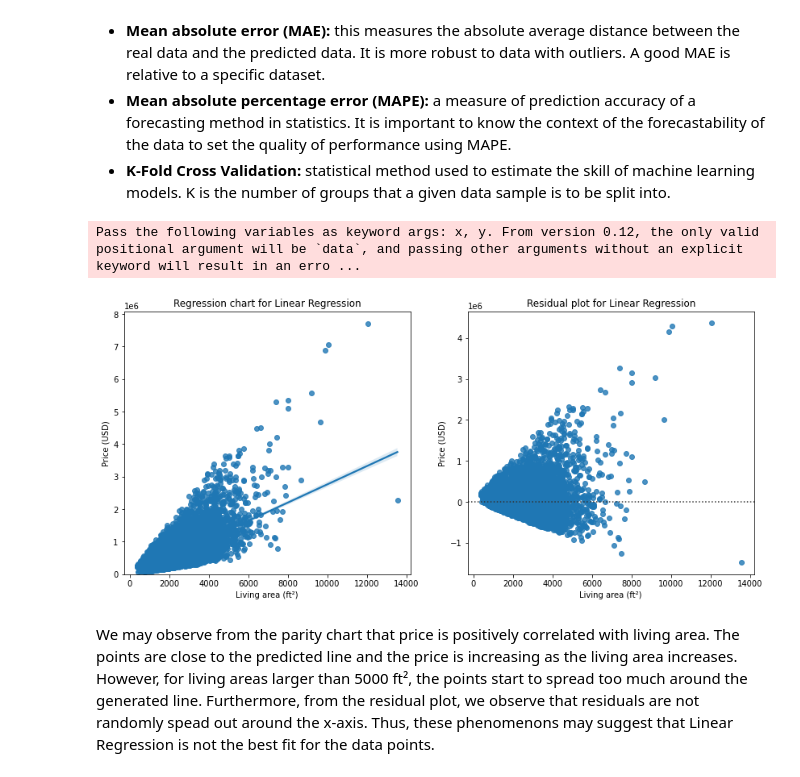
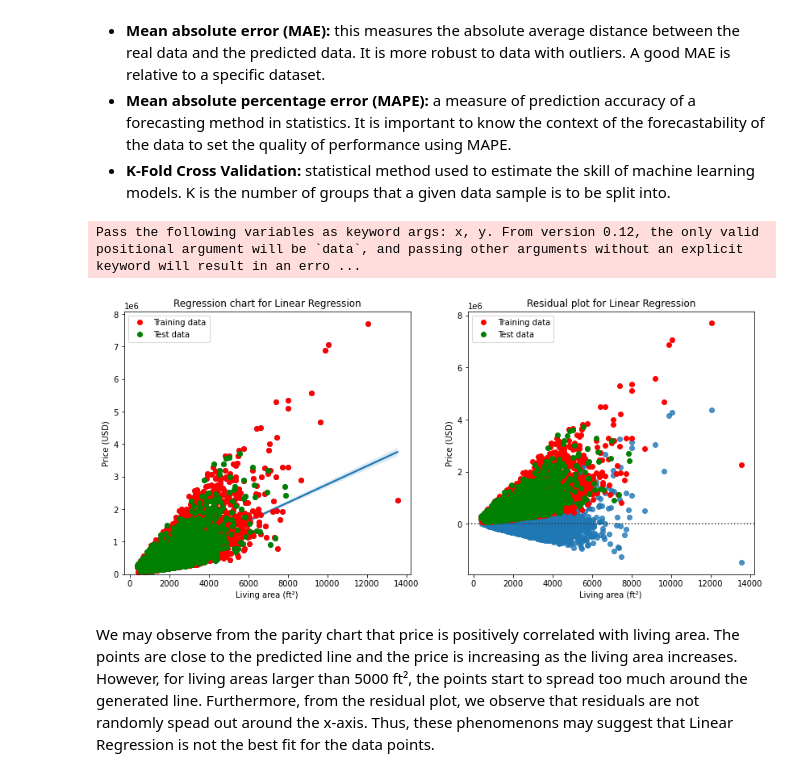
Before and after one commit to lucasquemelli/House_Rocket_Machine_Learning, a Jupyter notebook: House_Rocket_ML.ipynb, the cells around one changed output. Cells and saved outputs as stored; diff of their text form; code cells hidden in the pictures.

```diff
--- a/House_Rocket_ML.ipynb
+++ b/House_Rocket_ML.ipynb
@@ -1339,40 +1341,46 @@ def model_visualization(data_analysis):
 
   plt.subplot(121)
   sns.regplot(x='sqft_living', y='price', data=data_analysis)
+  plt.plot(x_train, y_train, 'ro', label="Training data")
+  plt.plot(x_test, y_test, 'go', label="Test data")
   plt.title("Regression chart for Linear Regression")
   plt.xlabel("Living area (ft²)")
   plt.ylabel("Price (USD)")
   plt.ylim(0,)
+  plt.legend()
 
   plt.subplot(122)
   sns.residplot(data_analysis['sqft_living'],data_analysis['price'])
+  plt.plot(x_train, y_train, 'ro', label="Training data")
+  plt.plot(x_test, y_test, 'go', label="Test data")
   plt.title("Residual plot for Linear Regression")
   plt.xlabel("Living area (ft²)")
   plt.ylabel("Price (USD)")
+  plt.legend()
 
   return None
 
 if __name__ == '__main__':
   evaluation = evaluation_table()
 
   target, feature = target_feature()
 
   train, test, x_train, x_test, y_train, y_test = data_split(data_analysis, feature, target)
 
   linear_regression = define_model()
 
   estimator_lr = fit_model(x_train, y_train)
 
   predictions_lr_train, predictions_lr_test = predict_values(x_train, x_test)
 
   r2_train, r2_test, rmse_test, mae_test, mape_test, cv = calculate_scores(y_train, predictions_lr_train, y_test, predictions_lr_test, data_analysis)
 
   r, evaluation = define_table(r2_train, r2_test, rmse_test, mae_test, mape_test, cv)
 
   model_visualization(data_analysis)
 # %% [output]
 Pass the following variables as keyword args: x, y. From version 0.12, the only valid positional argument will be `data`, and passing other arguments without an explicit keyword will result in an erro ...
-[figure, old version]
+[figure, new version]
 # %% [markdown]
 We may observe from the parity chart that price is positively correlated with living area. The points are close to the predicted line and the price is increasing as the living area increases. However, for living areas larger than 5000 ft², the points start to spread too much around the generated line. Furthermore, from the residual plot, we observe that residuals are not randomly spead out around the x-axis. Thus, these phenomenons may suggest that Linear Regression is not the best fit for the data points.
 # %%
```
Also changed, not shown: parts of 5 cells of this notebook.
